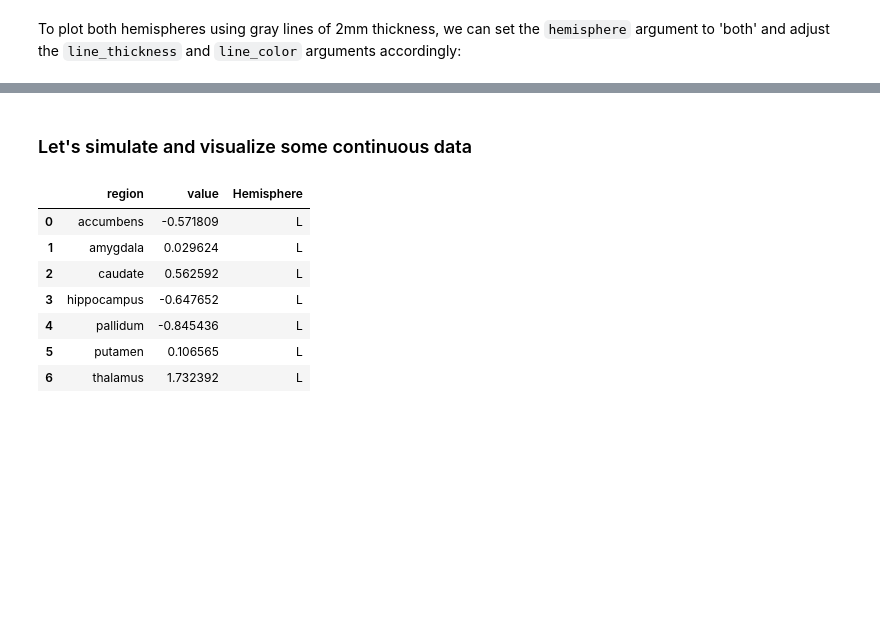
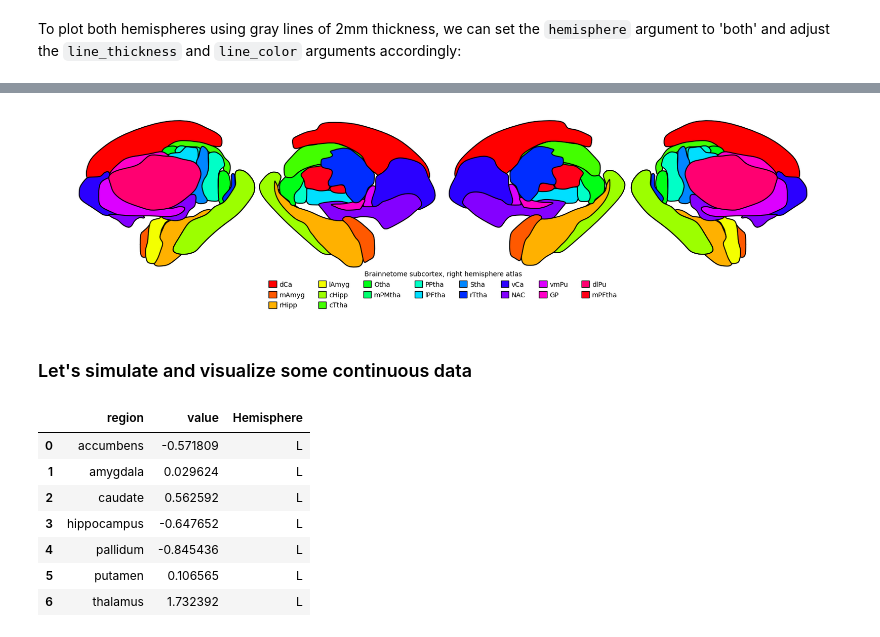
Before and after one commit to anniegbryant/subcortex_visualization, a Jupyter notebook: tutorial.ipynb, the cells around one changed output, grey strips where cells are left out. Cells and saved outputs as stored; diff of their text form; code cells hidden in the pictures; blank space fills up the shorter version.

```diff
--- a/tutorial.ipynb
+++ b/tutorial.ipynb
@@ -78,3 +86,9 @@ plot_subcortical_data(atlas = 'Tian_S2', hemisphere='both',
+# %%
+# AICHA
+plot_subcortical_data(atlas = 'Brainnetome', hemisphere='both',
+                      fill_title = "Brainnetome subcortex, right hemisphere atlas", cmap='hsv')
+# %% [output]
+[figure, added]
 # %% [markdown]
 ### Let's simulate and visualize some continuous data
 # %%
```
Also changed, not shown: parts of 7 cells of this notebook, 32 other files.
